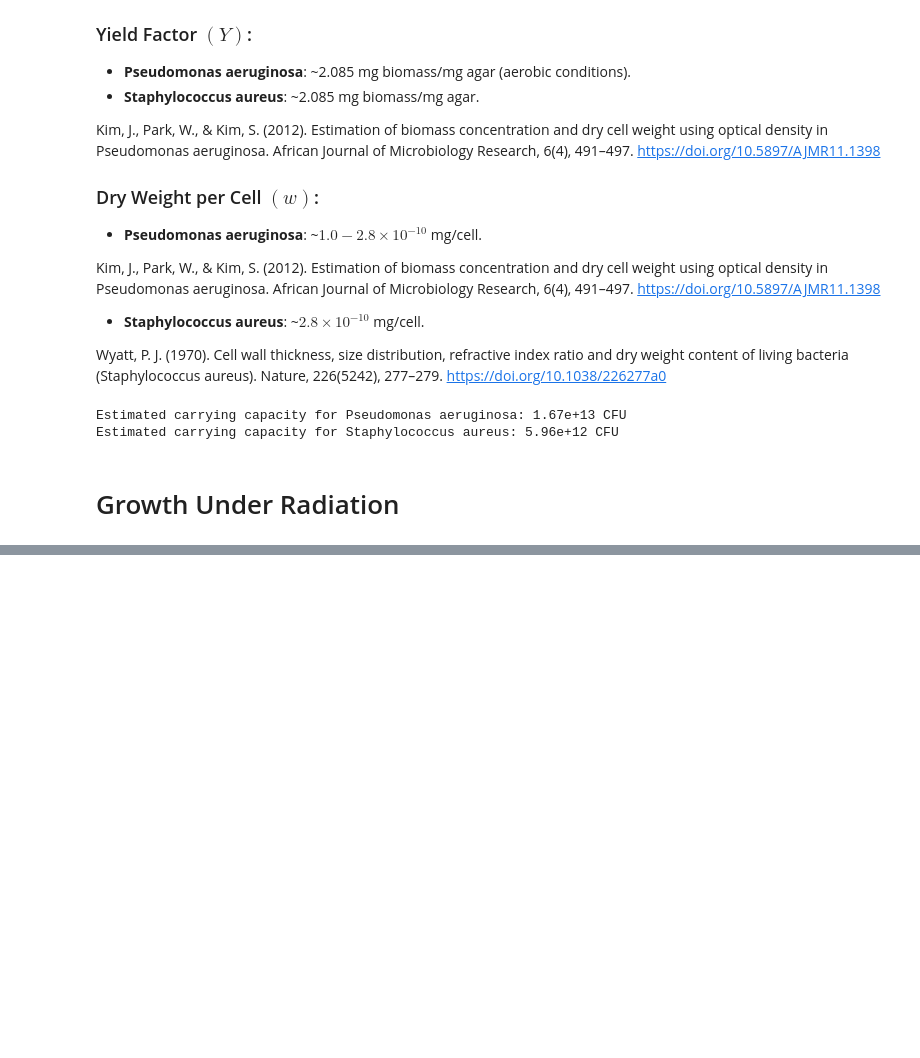
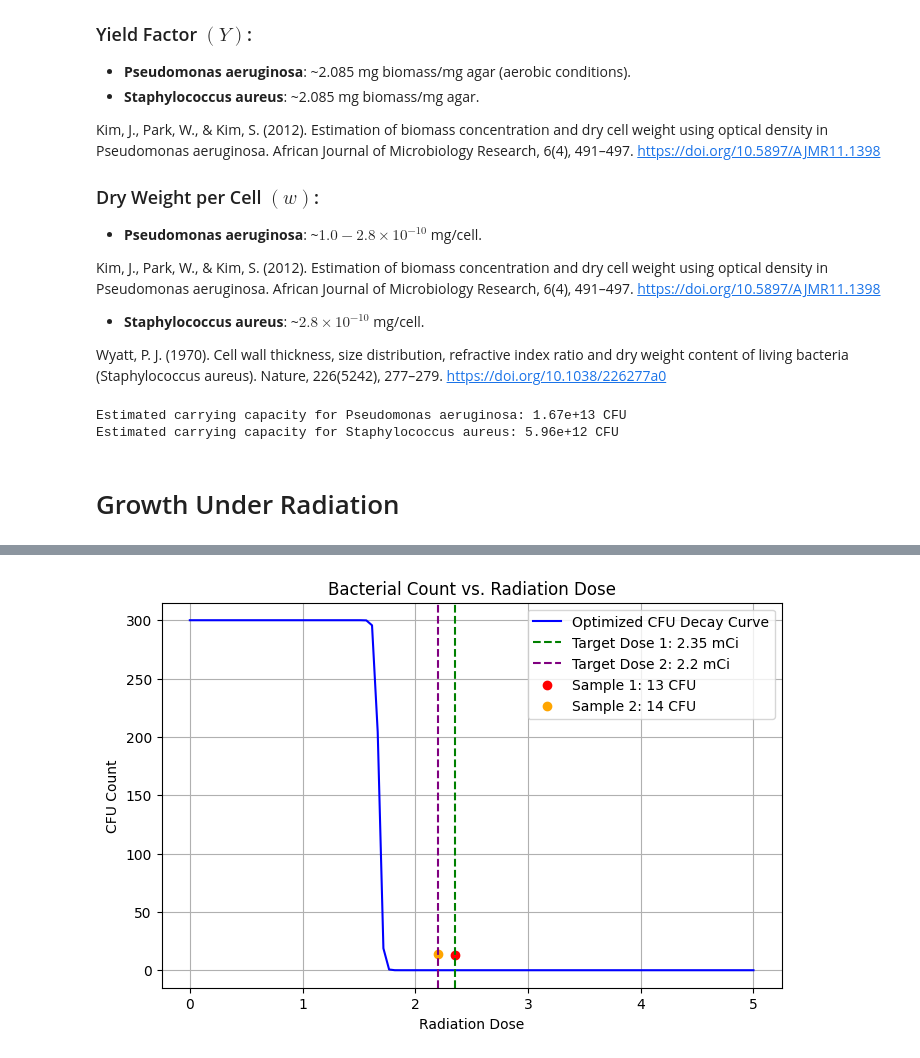
Before and after one commit to SpicedDill/Bacteria-Dynamics, a Jupyter notebook: modeling_pa01_staph.ipynb, the cells around one changed output, grey strips where cells are left out. Drawn from its saved outputs; the diff is of its cells as text; code cells hidden in the pictures; blank space fills up the shorter version.

```diff
--- a/modeling_pa01_staph.ipynb
+++ b/modeling_pa01_staph.ipynb
@@ -369,0 +286,81 @@ plt.show()
+# %%
+"""Something is wrong here... The model predicts 0 counts instantly, which may be right since variance in
+biophysics is massive, but it should not be at such low dosages"""
+
+import numpy as np
+import matplotlib.pyplot as plt
+from scipy.optimize import minimize
+
+def bacterial_decay(dose, max_cf, half_max_dose, steepness):
+    """
+    Calculate bacterial CFUs as a function of radiation dose using a logistic decay function.
+    """
+    return max_cf * (1 - 1 / (1 + np.exp(-steepness * (dose - half_max_dose))))
+
+def error_function(params, target_points, max_cf):
+    """
+    Calculates the error between the logistic function and target points.
+
+    Parameters:
+        params (list): [half_max_dose, steepness] parameters for the logistic function.
+        target_points (list of tuples): List of (dose, target_cfu) pairs.
+        max_cf (float): Maximum CFU count (initial CFU count before radiation).
+
+    Returns:
+        float: The total squared error.
+    """
+    half_max_dose, steepness = params
+    error = 0
+    for dose, target_cfu in target_points:
+        predicted_cfu = bacterial_decay(dose, max_cf, half_max_dose, steepness)
+        error += (predicted_cfu - target_cfu) ** 2
+    return error
+
+# Parameters
+max_cf = 300  # Initial CFU count (e.g., 300 CFUs without radiation)
+
+# Target points (dose, raw CFU count)
+target_dose_1, target_count_1 = 2.35, 13  # Sample 1
+target_dose_2, target_count_2 = 2.2, 14   # Sample 2
+target_points = [(target_dose_1, target_count_1), (target_dose_2, target_count_2)]
+
+# Initial parameter guesses
+initial_half_max_dose = 2.2
+initial_steepness = 8.0
+
+# Optimize parameters
+result = minimize(
+    error_function,
+    x0=[initial_half_max_dose, initial_steepness],
+    args=(target_points, max_cf),
+    bounds=[(0, None), (0, None)]  # Ensure parameters remain positive
+)
+
+# Extract optimized parameters
+optimized_half_max_dose, optimized_steepness = result.x
+
+# Doses to evaluate
+doses = np.linspace(0, 5, 100)
+
+# Calculate CFU counts using optimized parameters
+cfu_counts = bacterial_decay(doses, max_cf, optimized_half_max_dose, optimized_steepness)
+
+# Plot the trend with vertical lines for target doses
+plt.figure(figsize=(8, 5))
+plt.plot(doses, cfu_counts, label="Optimized CFU Decay Curve", color="blue")
+plt.axvline(target_dose_1, color="green", linestyle="--", label=f"Target Dose 1: {target_dose_1} mCi")
+plt.axvline(target_dose_2, color="purple", linestyle="--", label=f"Target Dose 2: {target_dose_2} mCi")
+plt.scatter([target_dose_1], [target_count_1], color="red", label=f"Sample 1: {target_count_1} CFU")
+plt.scatter([target_dose_2], [target_count_2], color="orange", label=f"Sample 2: {target_count_2} CFU")
+plt.xlabel("Radiation Dose")
+plt.ylabel("CFU Count")
+plt.title("Bacterial Count vs. Radiation Dose")
+plt.legend()
+plt.grid(True)
+plt.show()
+
+# Display optimized parameters
+print(f"Optimized Half-Max Dose: {optimized_half_max_dose:.4f}")
+print(f"Optimized Steepness: {optimized_steepness:.4f}")
+# %% [output]
+[figure, added]
```
Also changed, not shown: parts of 6 cells of this notebook, 1 other file.
